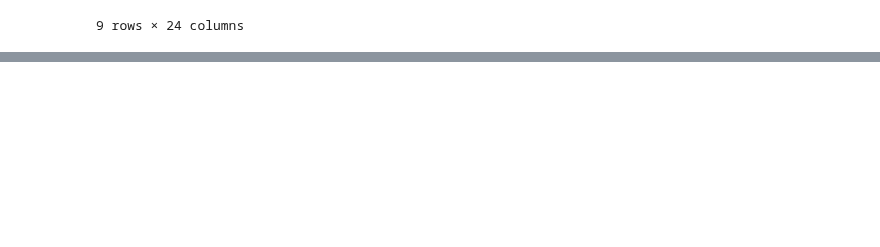
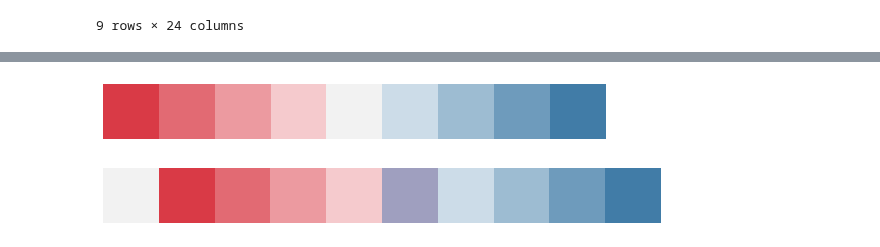
Before and after one commit to Edwardkim0/Place_trend_analysis, a Jupyter notebook: eda_mapo.ipynb, the cells around one changed output, grey strips where cells are left out. Drawn from its saved outputs; the diff is of its cells as text; code cells hidden in the pictures; blank space fills up the shorter version.

```diff
--- a/eda_mapo.ipynb
+++ b/eda_mapo.ipynb
@@ -215,3 +214,14 @@ sns.palplot(cmap)
+# %%
+cmap0  = sns.diverging_palette(10, 240, sep=20, n=9)
+sns.palplot(cmap0)
+
+cmap  = sns.diverging_palette(10, 240, sep=20, n=9)
+cmap = [np.array([0.95,0.95,0.95,1.])] + cmap
+cmap[5] = np.array([0.25,0.25,0.5,0.5])
+sns.palplot(cmap)
+# %% [output]
+[figure, added]
+[figure, added]
 # %%
 analysis_time_heatmap_wrt3.describe()
 plt.figure(figsize=(12, 6))
```
Also changed, not shown: parts of 5 cells of this notebook, 11 other files.
